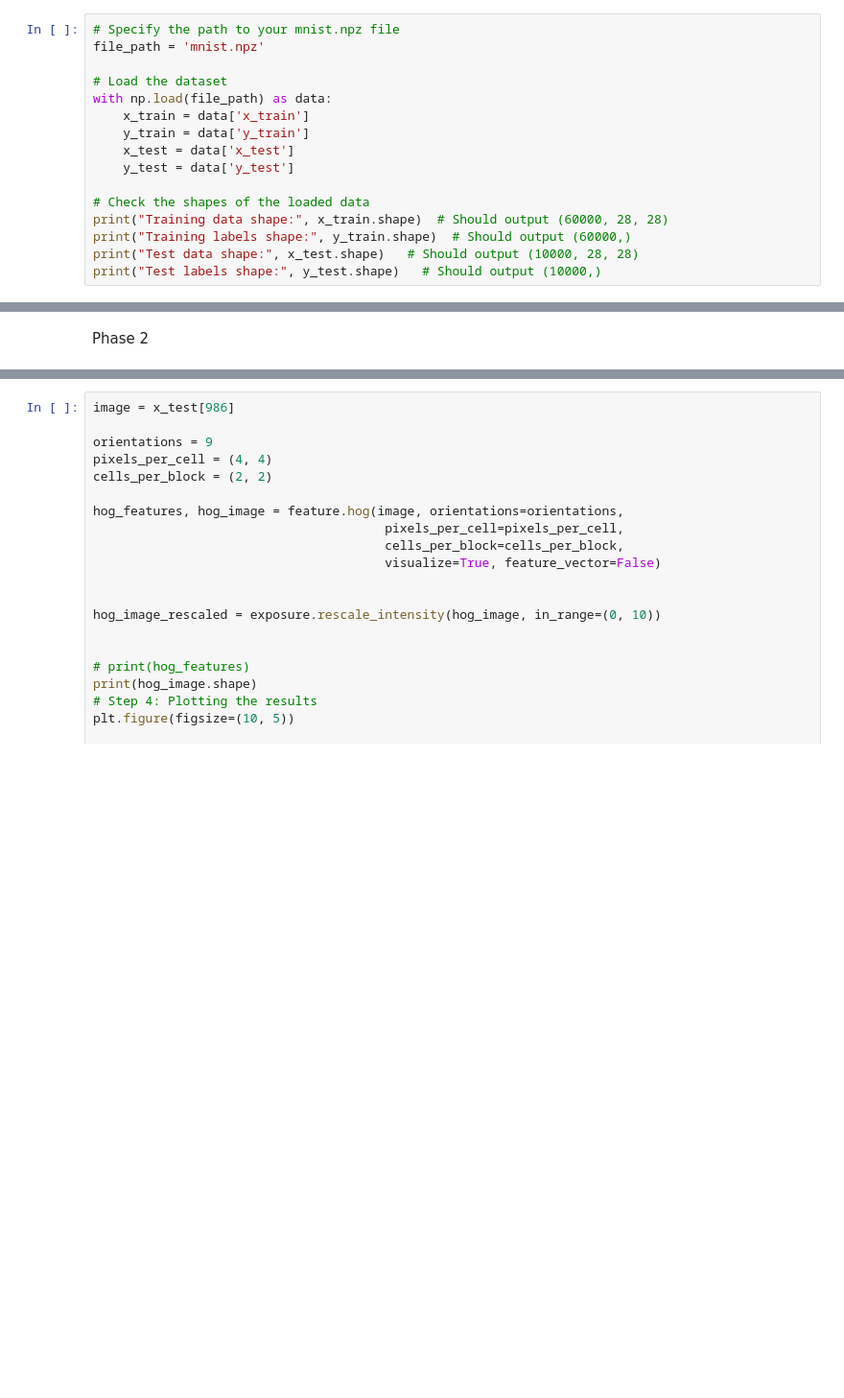
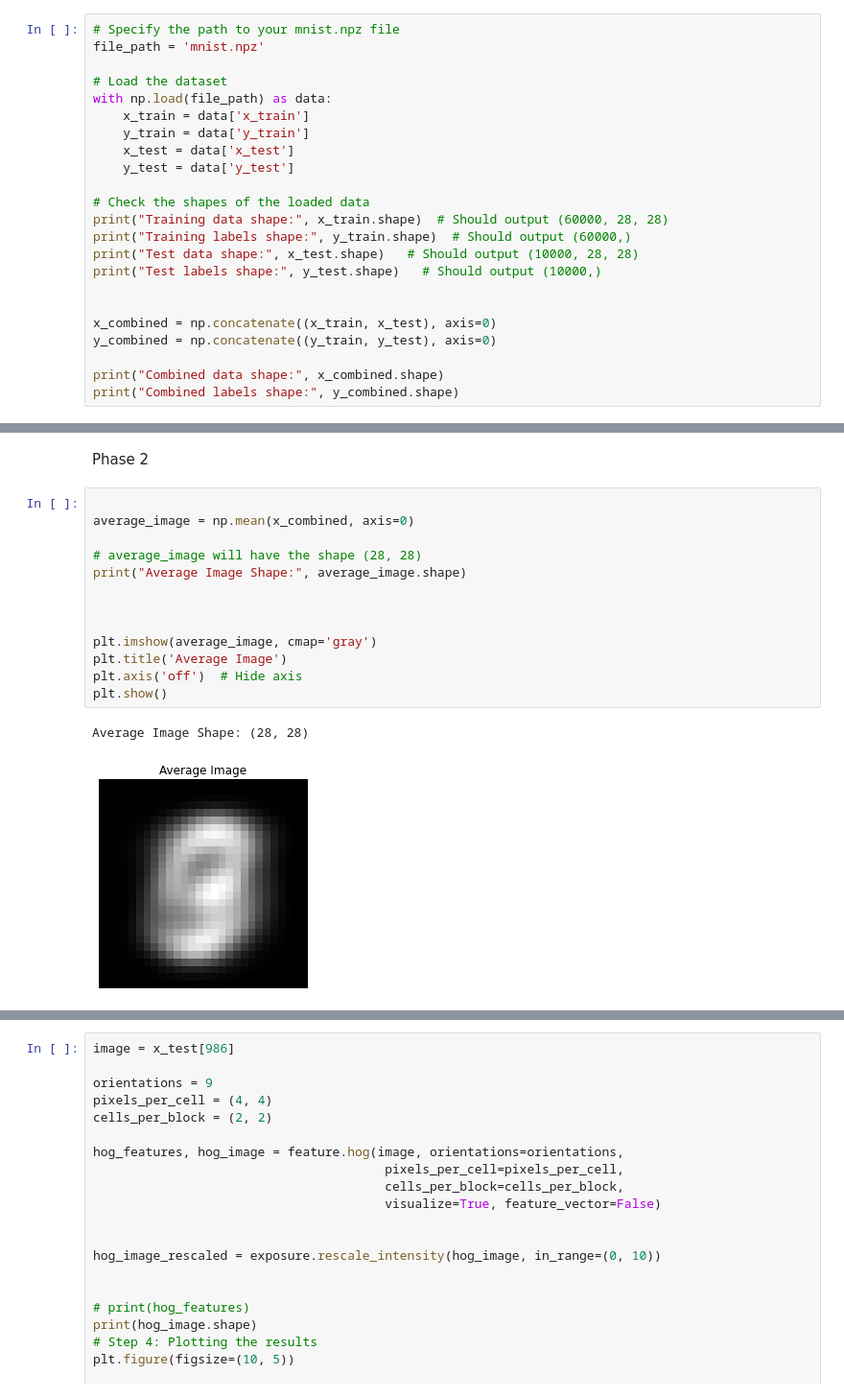
Before and after one commit to Benyamin-Asadi/decision-tree-svm, a Jupyter notebook: P2.ipynb, the cells around one changed output, grey strips where cells are left out. Shown: that part at 96% size. Drawn from its saved outputs; the diff is of its cells as text; blank space fills up the shorter version.

```diff
--- a/P2.ipynb
+++ b/P2.ipynb
@@ -22,6 +28,13 @@ print("Training data shape:", x_train.shape)  # Should output (60000, 28, 28)
 print("Training labels shape:", y_train.shape)  # Should output (60000,)
 print("Test data shape:", x_test.shape)   # Should output (10000, 28, 28)
 print("Test labels shape:", y_test.shape)   # Should output (10000,)
+
+
+x_combined = np.concatenate((x_train, x_test), axis=0)
+y_combined = np.concatenate((y_train, y_test), axis=0)
+
+print("Combined data shape:", x_combined.shape)
+print("Combined labels shape:", y_combined.shape)
 # %% [output]
 Training data shape: (60000, 28, 28)
 Training labels shape: (60000,)
@@ -324,3 +339,19 @@ plt.show()
 [figure]
 # %% [markdown]
 Phase 2
+# %%
+
+average_image = np.mean(x_combined, axis=0)
+
+# average_image will have the shape (28, 28)
+print("Average Image Shape:", average_image.shape)
+
+
+
+plt.imshow(average_image, cmap='gray')
+plt.title('Average Image')
+plt.axis('off')  # Hide axis
+plt.show()
+# %% [output]
+Average Image Shape: (28, 28)
+[figure, added]
```
Also changed, not shown: parts of 5 cells of this notebook.
